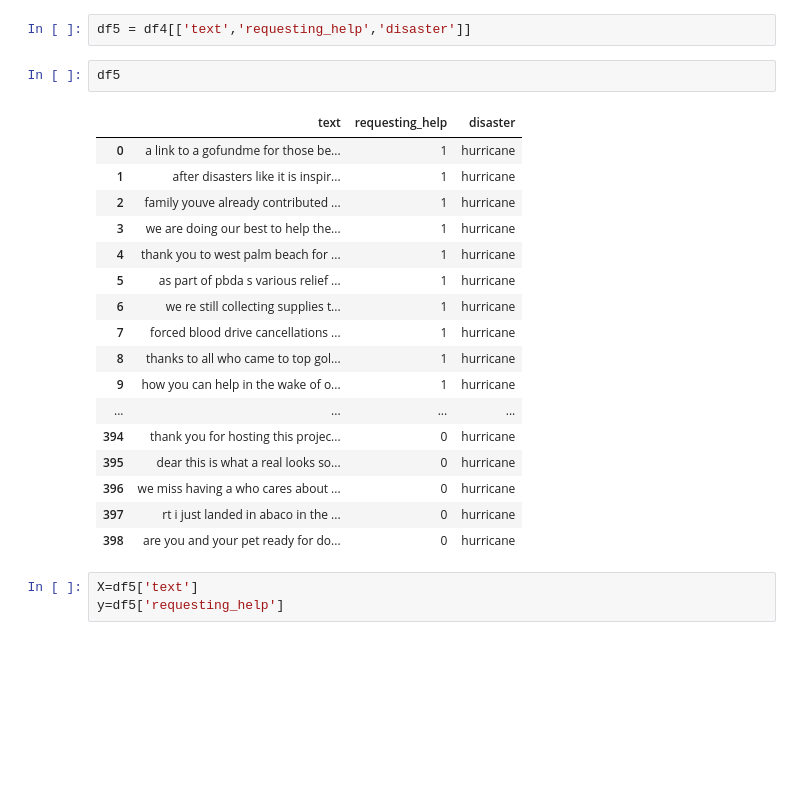
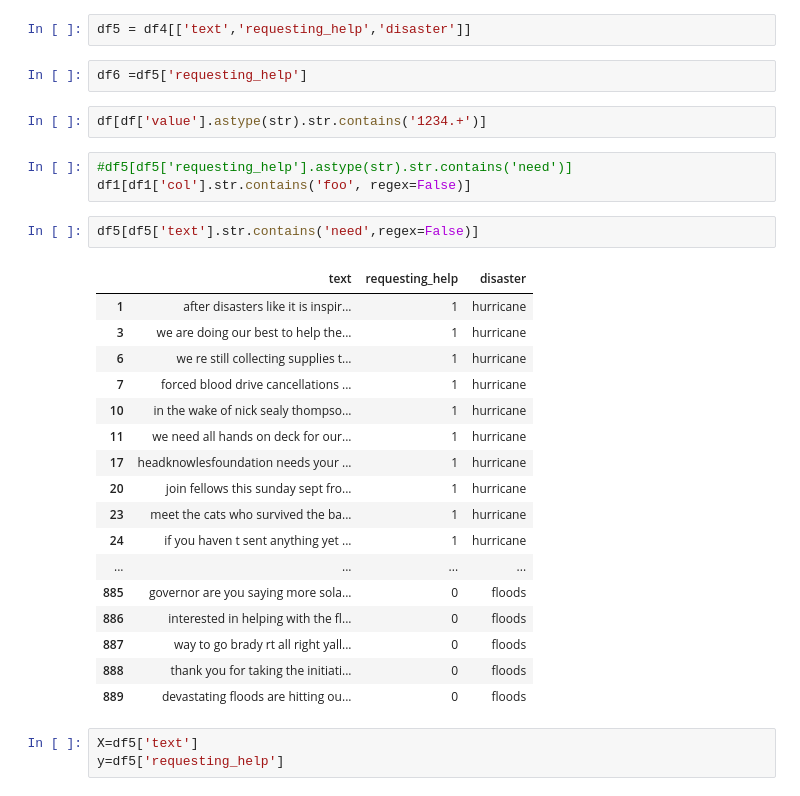
Before and after one commit to veeps/shelter_status, a Jupyter notebook: code/Brian_Cleaning_Labeled_All.ipynb, the cells around one changed output. Saved outputs shown, nothing was run; the diff lists cells and outputs as text; blank space fills up the shorter version.

```diff
--- a/code/Brian_Cleaning_Labeled_All.ipynb
+++ b/code/Brian_Cleaning_Labeled_All.ipynb
@@ -116,25 +132,32 @@ df4 =pd.read_csv('df3_brian - df3_brian.csv')
 # %%
 df5 = df4[['text','requesting_help','disaster']]
-# %%
-df5
-# %% [output]
-|  | text | requesting_help | disaster |
-| 0 | a link to a gofundme for those be... | 1 | hurricane |
-| 1 | after disasters like it is inspir... | 1 | hurricane |
-| 2 | family youve already contributed ... | 1 | hurricane |
-| 3 | we are doing our best to help the... | 1 | hurricane |
-| 4 | thank you to west palm beach for ... | 1 | hurricane |
-| 5 | as part of pbda s various relief ... | 1 | hurricane |
-| 6 | we re still collecting supplies t... | 1 | hurricane |
-| 7 | forced blood drive cancellations ... | 1 | hurricane |
-| 8 | thanks to all who came to top gol... | 1 | hurricane |
-| 9 | how you can help in the wake of o... | 1 | hurricane |
-| ... | ... | ... | ... |
-| 394 | thank you for hosting this projec... | 0 | hurricane |
-| 395 | dear this is what a real looks so... | 0 | hurricane |
-| 396 | we miss having a who cares about ... | 0 | hurricane |
-| 397 | rt i just landed in abaco in the ... | 0 | hurricane |
-| 398 | are you and your pet ready for do... | 0 | hurricane |
+# %%
+df6 =df5['requesting_help']
+# %%
+df[df['value'].astype(str).str.contains('1234.+')]
+# %%
+#df5[df5['requesting_help'].astype(str).str.contains('need')]
+df1[df1['col'].str.contains('foo', regex=False)]
+# %%
+df5[df5['text'].str.contains('need',regex=False)]
+# %% [output]
+|  | text | requesting_help | disaster |
+| 1 | after disasters like it is inspir... | 1 | hurricane |
+| 3 | we are doing our best to help the... | 1 | hurricane |
+| 6 | we re still collecting supplies t... | 1 | hurricane |
+| 7 | forced blood drive cancellations ... | 1 | hurricane |
+| 10 | in the wake of nick sealy thompso... | 1 | hurricane |
+| 11 | we need all hands on deck for our... | 1 | hurricane |
+| 17 | headknowlesfoundation needs your ... | 1 | hurricane |
+| 20 | join fellows this sunday sept fro... | 1 | hurricane |
+| 23 | meet the cats who survived the ba... | 1 | hurricane |
+| 24 | if you haven t sent anything yet ... | 1 | hurricane |
+| ... | ... | ... | ... |
+| 885 | governor are you saying more sola... | 0 | floods |
+| 886 | interested in helping with the fl... | 0 | floods |
+| 887 | way to go brady rt all right yall... | 0 | floods |
+| 888 | thank you for taking the initiati... | 0 | floods |
+| 889 | devastating floods are hitting ou... | 0 | floods |
 # %%
 X=df5['text']
 y=df5['requesting_help']
```
Also changed, not shown: parts of 5 cells of this notebook, 1 other file.
